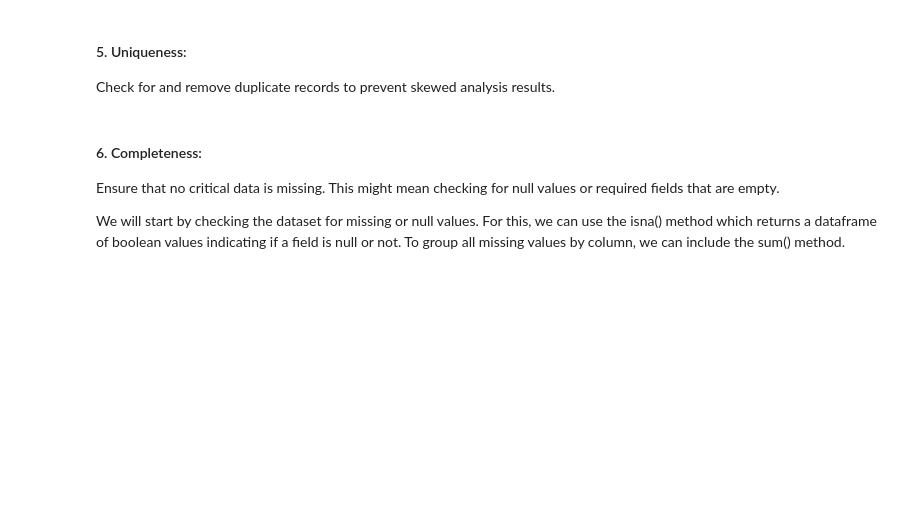
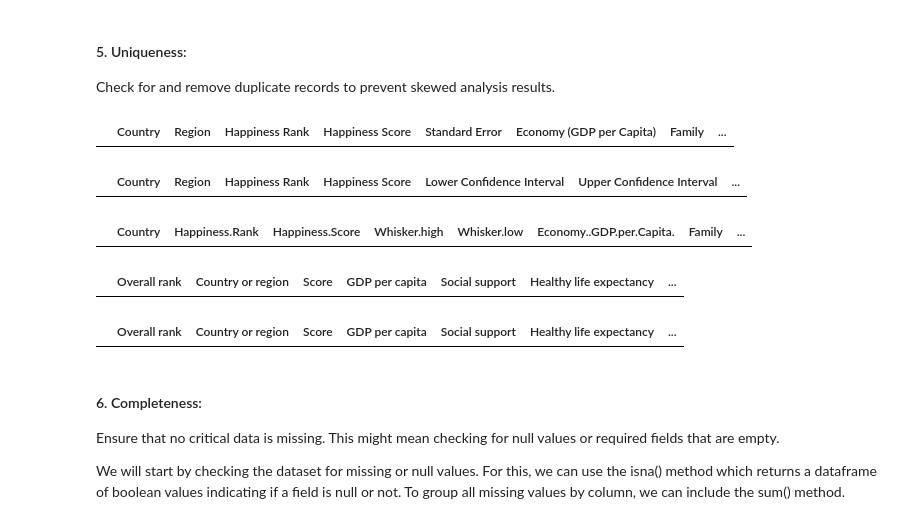
Before and after one commit to Tuwaiq-DS-ML-bootcamp-V-7/Usecase-2, a Jupyter notebook: EDA explain template.ipynb, the cells around one changed output. Saved outputs shown, nothing was run; the diff lists cells and outputs as text; code cells hidden in the pictures; blank space fills up the shorter version.

```diff
--- a/EDA explain template.ipynb
+++ b/EDA explain template.ipynb
@@ -330,4 +346,24 @@ Assess whether the data is appropriate and applicable for the intended analysis.
 # %% [markdown]
 #### 5. Uniqueness:
 Check for and remove duplicate records to prevent skewed analysis results.
+# %%
+df2015[df2015.duplicated()]
+# %% [output]
+|  | Country | Region | Happiness Rank | Happiness Score | Standard Error | Economy (GDP per Capita) | Family | ... |
+# %%
+df2016[df2016.duplicated()]
+# %% [output]
+|  | Country | Region | Happiness Rank | Happiness Score | Lower Confidence Interval | Upper Confidence Interval | ... |
+# %%
+df2017[df2017.duplicated()]
+# %% [output]
+|  | Country | Happiness.Rank | Happiness.Score | Whisker.high | Whisker.low | Economy..GDP.per.Capita. | Family | ... |
+# %%
+df2018[df2018.duplicated()]
+# %% [output]
+|  | Overall rank | Country or region | Score | GDP per capita | Social support | Healthy life expectancy | ... |
+# %%
+df2019[df2019.duplicated()]
+# %% [output]
+|  | Overall rank | Country or region | Score | GDP per capita | Social support | Healthy life expectancy | ... |
 # %%
```
Also changed, not shown: parts of 19 cells of this notebook.
